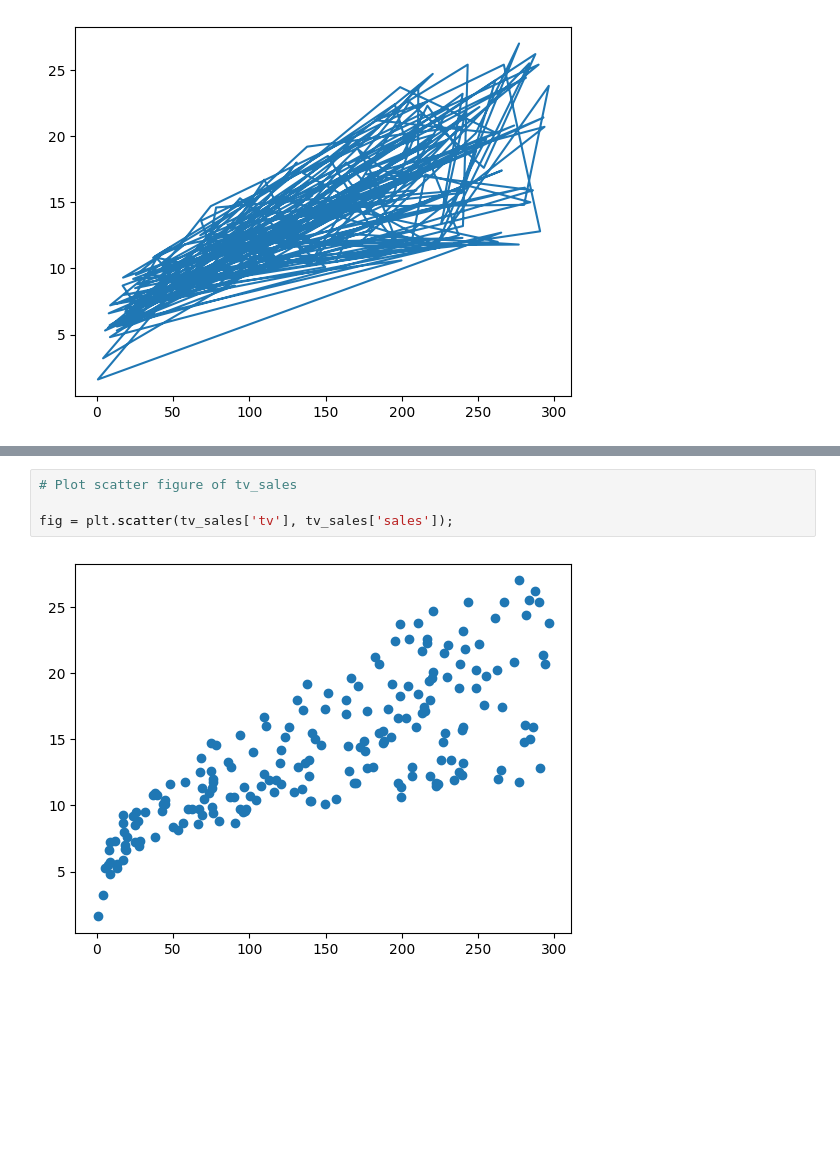
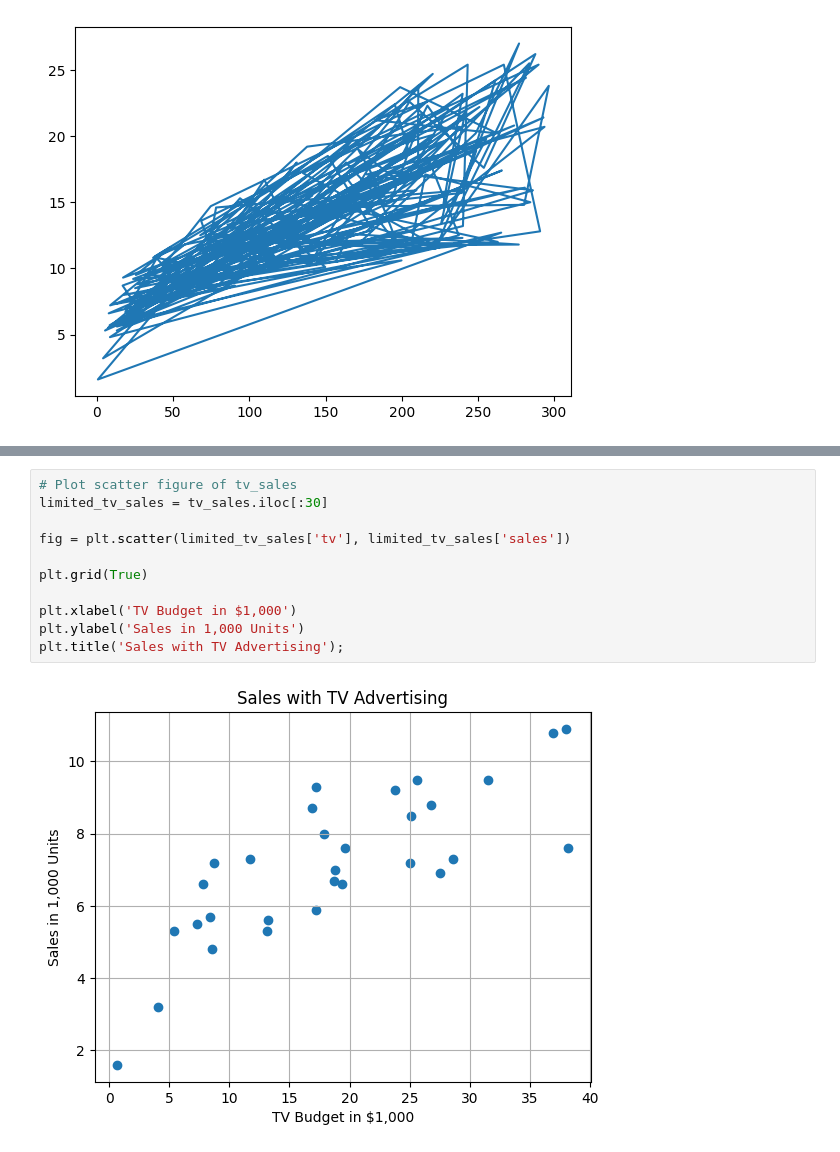
Before and after one commit to BrennZA/Introduction-to-DS-w-Python, a Jupyter notebook: tv-sales.ipynb, the cells around one changed output, grey strips where cells are left out. Cells and saved outputs as stored; diff of their text form; blank space fills up the shorter version.

```diff
--- a/tv-sales.ipynb
+++ b/tv-sales.ipynb
@@ -59,6 +83,13 @@ tv_sales.head()
-# %%
-# Plot scatter figure of tv_sales
-
-fig = plt.scatter(tv_sales['tv'], tv_sales['sales']);
-# %% [output]
-[figure, removed]
+# %%
+# Plot scatter figure of tv_sales
+limited_tv_sales = tv_sales.iloc[:30]
+
+fig = plt.scatter(limited_tv_sales['tv'], limited_tv_sales['sales'])
+
+plt.grid(True)
+
+plt.xlabel('TV Budget in $1,000')
+plt.ylabel('Sales in 1,000 Units')
+plt.title('Sales with TV Advertising');
+# %% [output]
+[figure, added]
```
Also changed, not shown: parts of 3 cells of this notebook.
